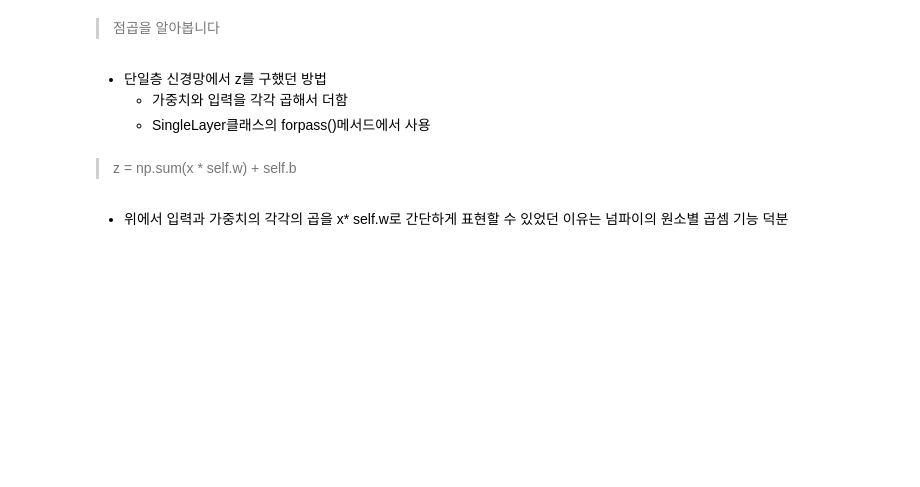
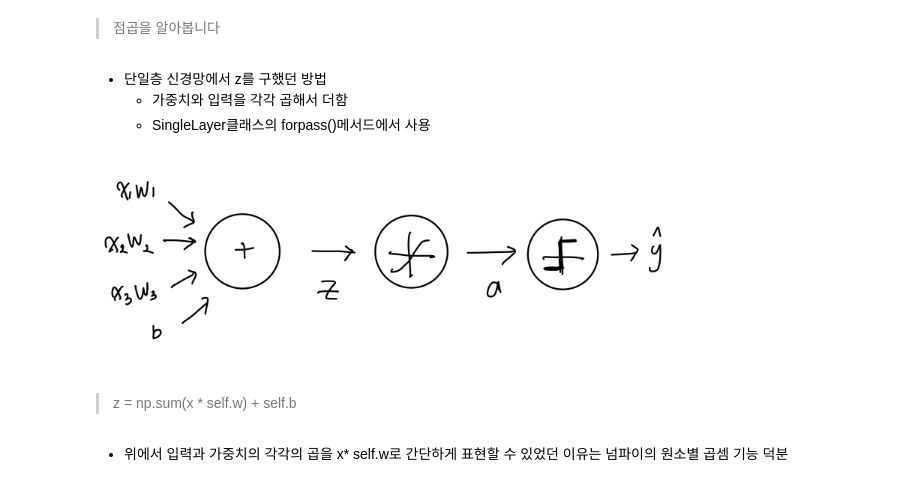
Before and after one commit to p5653ceb/eunice1204, a Jupyter notebook: 06.2개의_층을_연결합니다_다층신경망.ipynb, the cells around one changed output. Drawn from its saved outputs; the diff is of its cells as text; code cells hidden in the pictures; blank space fills up the shorter version.

Commit message:
add images 6-1

```diff
--- a/06.2개의_층을_연결합니다_다층신경망.ipynb
+++ b/06.2개의_층을_연결합니다_다층신경망.ipynb
@@ -22,6 +24,10 @@
 - 단일층 신경망에서 z를 구했던 방법
     - 가중치와 입력을 각각 곱해서 더함
     - SingleLayer클래스의 forpass()메서드에서 사용
+# %%
+Image("./image/점곱.png", width=600)
+# %% [output]
+[figure, added]
 # %% [markdown]
 > z = np.sum(x * self.w) + self.b
 # %% [markdown]
```
Also changed, not shown: parts of 8 cells of this notebook.
